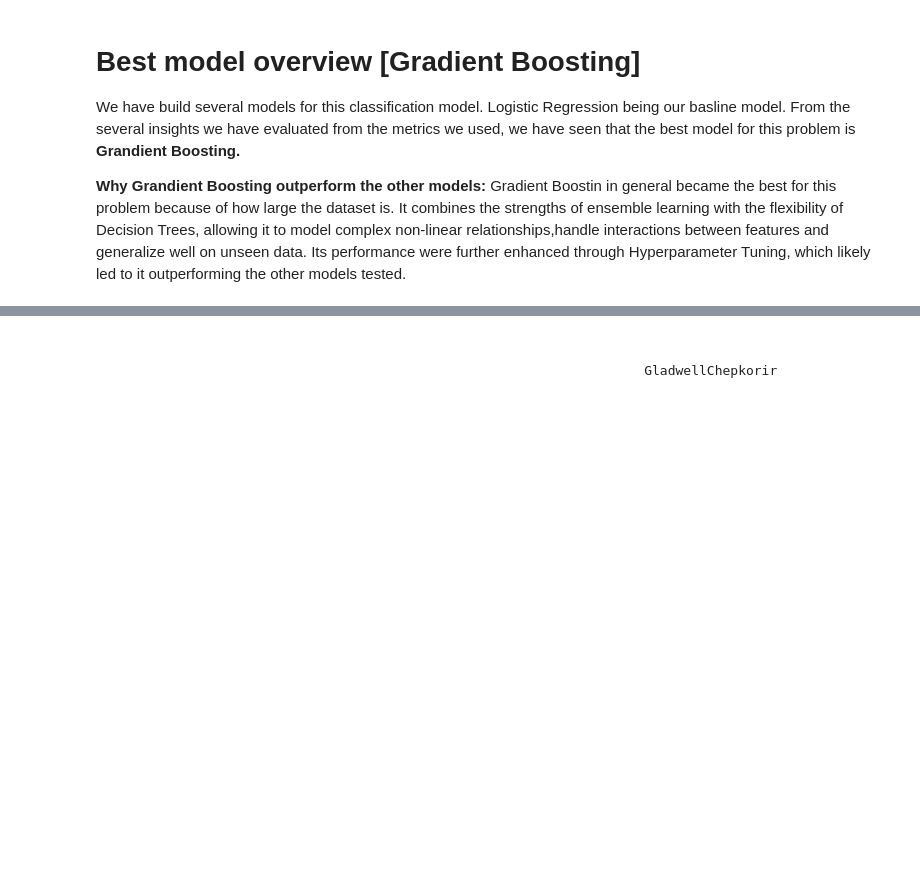
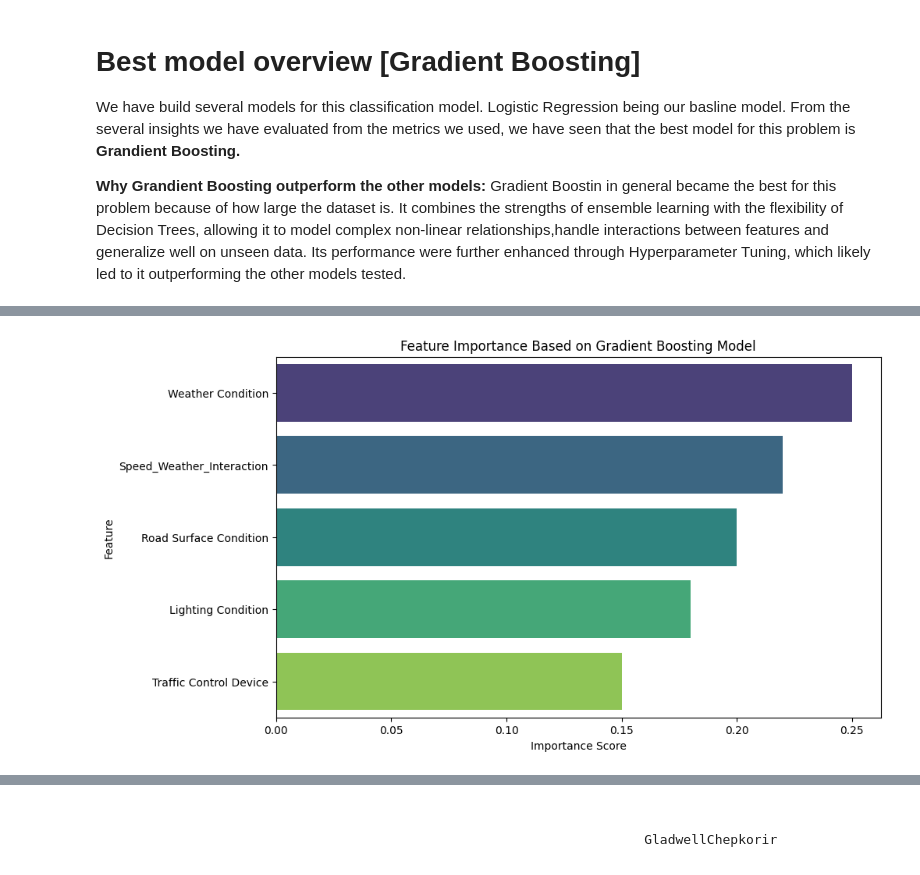
Before and after one commit to Gladwellchebelyon/Traffic-Crashes, a Jupyter notebook: Traffic_Crashes.ipynb, the cells around one changed output, grey strips where cells are left out. Saved outputs shown, nothing was run; the diff lists cells and outputs as text; code cells hidden in the pictures; blank space fills up the shorter version.

```diff
--- a/Traffic_Crashes.ipynb
+++ b/Traffic_Crashes.ipynb
@@ -1034,3 +1039,29 @@ Gradient Boostin in general became the best for this problem because of how larg
+# %%
+import matplotlib.pyplot as plt
+import seaborn as sns
+
+# Example feature importance data (replace with your actual feature importance scores)
+feature_names = ['Weather Condition', 'Road Surface Condition', 'Lighting Condition', 'Traffic Control Device', 'Speed_Weather_Interaction']
+importance_scores = [0.25, 0.20, 0.18, 0.15, 0.22]  # Replace with actual importance values
+
+# Create a DataFrame for easier plotting
+importance_df = pd.DataFrame({
+    'Feature': feature_names,
+    'Importance': importance_scores
+})
+
+# Sort the DataFrame by importance for better visualization
+importance_df = importance_df.sort_values(by='Importance', ascending=False)
+
+# Plotting the bar chart
+plt.figure(figsize=(10, 6))
+sns.barplot(x='Importance', y='Feature', data=importance_df, palette='viridis')
+plt.title('Feature Importance Based on Gradient Boosting Model')
+plt.xlabel('Importance Score')
+plt.ylabel('Feature')
+plt.show()
+# %% [output]
+[figure, added]
 # %% [markdown]
 # **Insights and Recommendations**.
 
```
Also changed, not shown: parts of 20 cells of this notebook.
